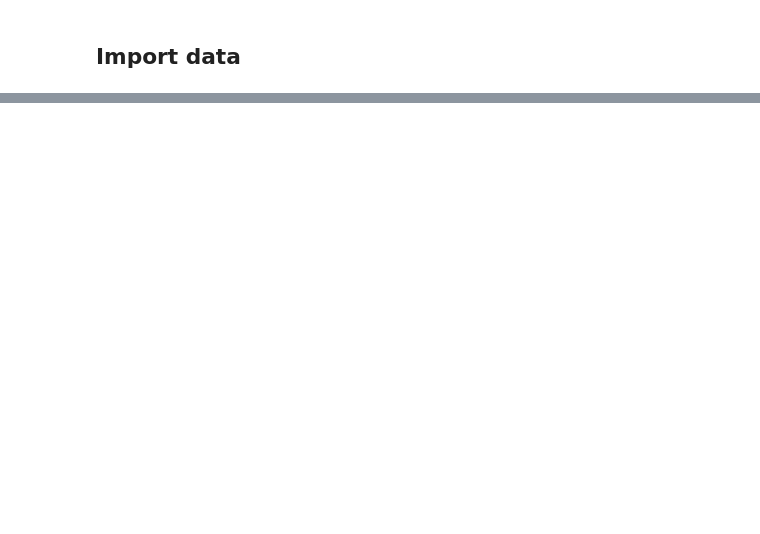
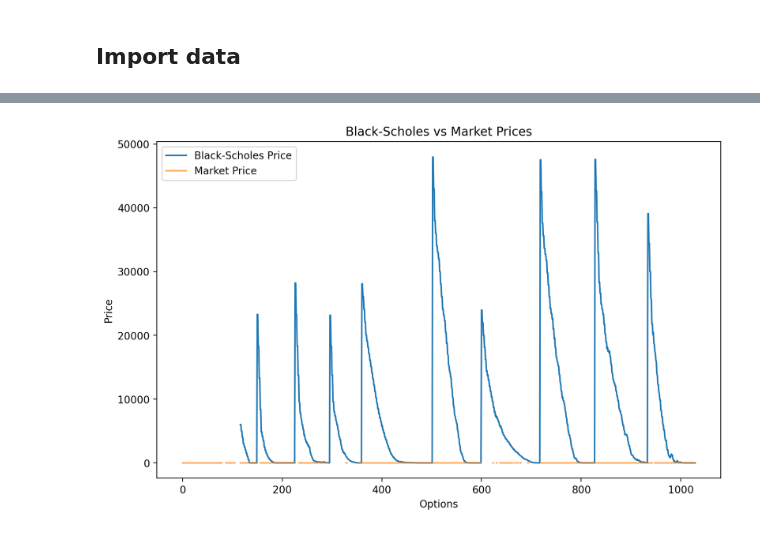
Before and after one commit to EthanFalcao/Defi_Options_Implied_Volatility, a Jupyter notebook: 3. Model_Adaption_BSM.ipynb, the cells around one changed output, grey strips where cells are left out. Drawn from its saved outputs; the diff is of its cells as text; code cells hidden in the pictures; blank space fills up the shorter version.

```diff
--- a/3. Model_Adaption_BSM.ipynb
+++ b/3. Model_Adaption_BSM.ipynb
@@ -37,0 +145,16 @@ memory usage: 281.4+ KB
+# %%
+# Assume 'last_price' is the market price of the option
+df['Market Price'] = df['last_price']  # or whatever the actual market price field is
+
+import matplotlib.pyplot as plt
+
+plt.figure(figsize=(10, 6))
+plt.plot(df['BS Price_1'], label='Black-Scholes Price')
+plt.plot(df['Market Price'], label='Market Price', alpha=0.7)
+plt.title('Black-Scholes vs Market Prices')
+plt.xlabel('Options')
+plt.ylabel('Price')
+plt.legend()
+plt.show()
+# %% [output]
+[figure, added]
```
Also changed, not shown: parts of 13 cells of this notebook, 1 other file.
